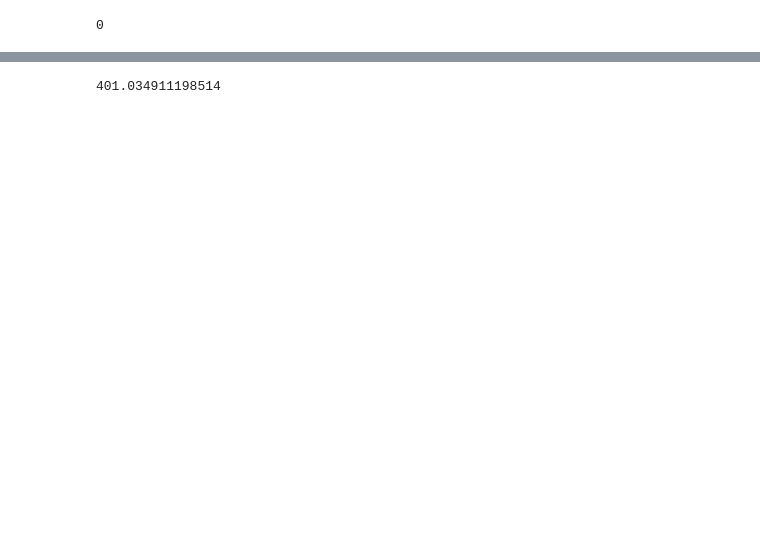
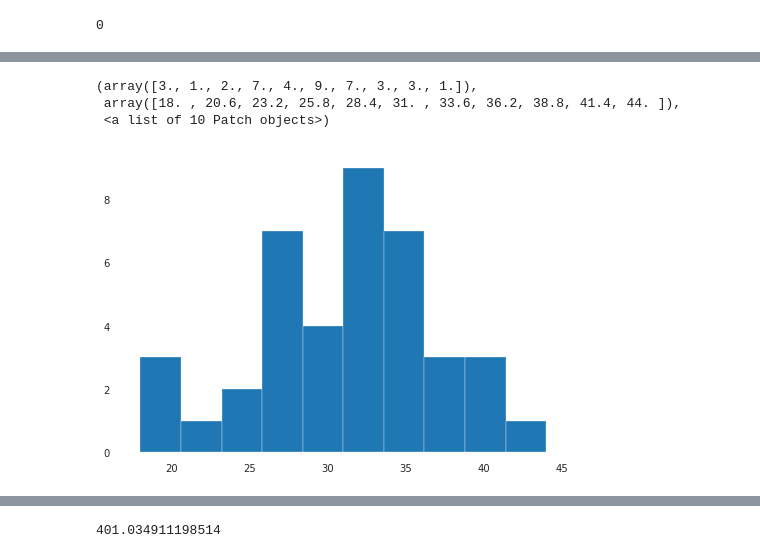
Before and after one commit to ShreyaKapoor18/Thesis, a Jupyter notebook: graphtools/regression_pub-Copy1.ipynb, the cells around one changed output, grey strips where cells are left out. Cells and saved outputs as stored; diff of their text form; code cells hidden in the pictures; blank space fills up the shorter version.

```diff
--- a/graphtools/regression_pub-Copy1.ipynb
+++ b/graphtools/regression_pub-Copy1.ipynb
@@ -143,3 +133,10 @@ R2 score -0.0056617343407419085
+# %%
+plt.hist(y_test)
+# %% [output]
+(array([3., 1., 2., 7., 4., 9., 7., 3., 3., 1.]),
+ array([18. , 20.6, 23.2, 25.8, 28.4, 31. , 33.6, 36.2, 38.8, 41.4, 44. ]),
+ <a list of 10 Patch objects>)
+[figure, added]
 # %%
 nodes_dict = {5:[], 10:[], 15:[]}
 for x in nodes:
```
Also changed, not shown: parts of 8 cells of this notebook.
